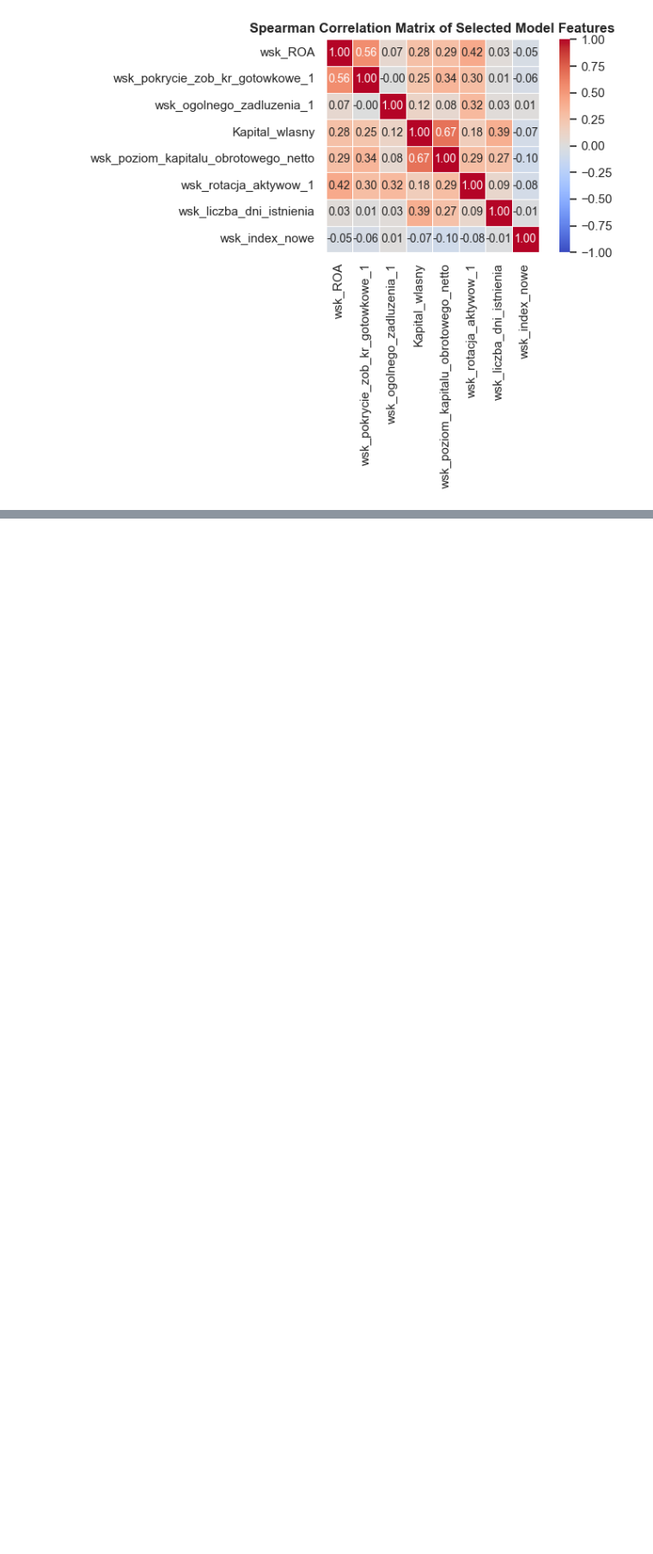
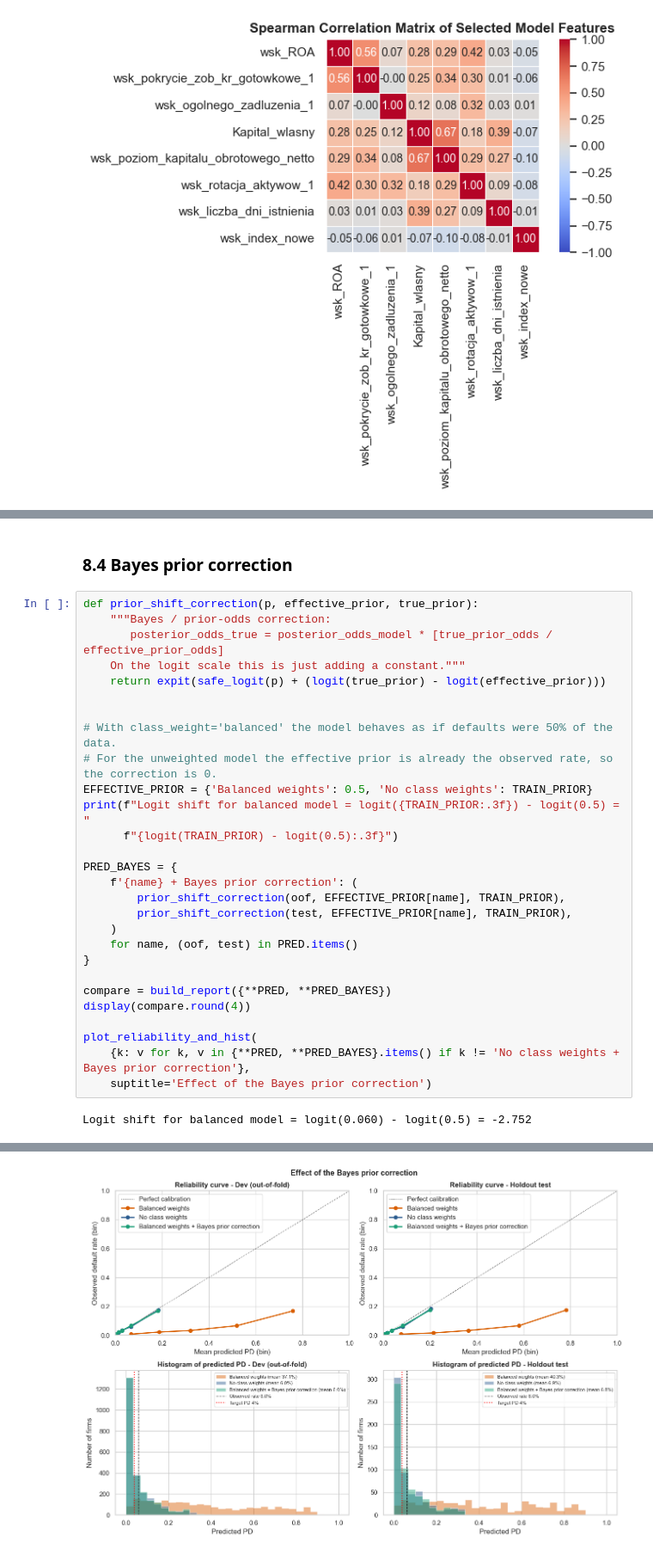
Before and after one commit to Egor332/IWUM_proj1, a Jupyter notebook: interpretable_model.ipynb, the cells around one changed output, grey strips where cells are left out. Shown at 86% size. Cells and saved outputs as stored; diff of their text form; blank space fills up the shorter version.

```diff
--- a/interpretable_model.ipynb
+++ b/interpretable_model.ipynb
@@ -557,0 +668,32 @@ All observed directional effects strictly align with corporate finance theory an
+# %% [markdown]
+### 8.4 Bayes prior correction
+# %%
+def prior_shift_correction(p, effective_prior, true_prior):
+    """Bayes / prior-odds correction:
+       posterior_odds_true = posterior_odds_model * [true_prior_odds / effective_prior_odds]
+    On the logit scale this is just adding a constant."""
+    return expit(safe_logit(p) + (logit(true_prior) - logit(effective_prior)))
+
+
+# With class_weight='balanced' the model behaves as if defaults were 50% of the data.
+# For the unweighted model the effective prior is already the observed rate, so the correction is 0.
+EFFECTIVE_PRIOR = {'Balanced weights': 0.5, 'No class weights': TRAIN_PRIOR}
+print(f"Logit shift for balanced model = logit({TRAIN_PRIOR:.3f}) - logit(0.5) = "
+      f"{logit(TRAIN_PRIOR) - logit(0.5):.3f}")
+
+PRED_BAYES = {
+    f'{name} + Bayes prior correction': (
+        prior_shift_correction(oof, EFFECTIVE_PRIOR[name], TRAIN_PRIOR),
+        prior_shift_correction(test, EFFECTIVE_PRIOR[name], TRAIN_PRIOR),
+    )
+    for name, (oof, test) in PRED.items()
+}
+
+compare = build_report({**PRED, **PRED_BAYES})
+display(compare.round(4))
+
+plot_reliability_and_hist(
+    {k: v for k, v in {**PRED, **PRED_BAYES}.items() if k != 'No class weights + Bayes prior correction'},
+    suptitle='Effect of the Bayes prior correction')
+# %% [output]
+Logit shift for balanced model = logit(0.060) - logit(0.5) = -2.752
@@ -557,0 +709 @@ All observed directional effects strictly align with corporate finance theory an
+[figure, added]
```
Also changed, not shown: parts of 47 cells of this notebook, 1 other file.
